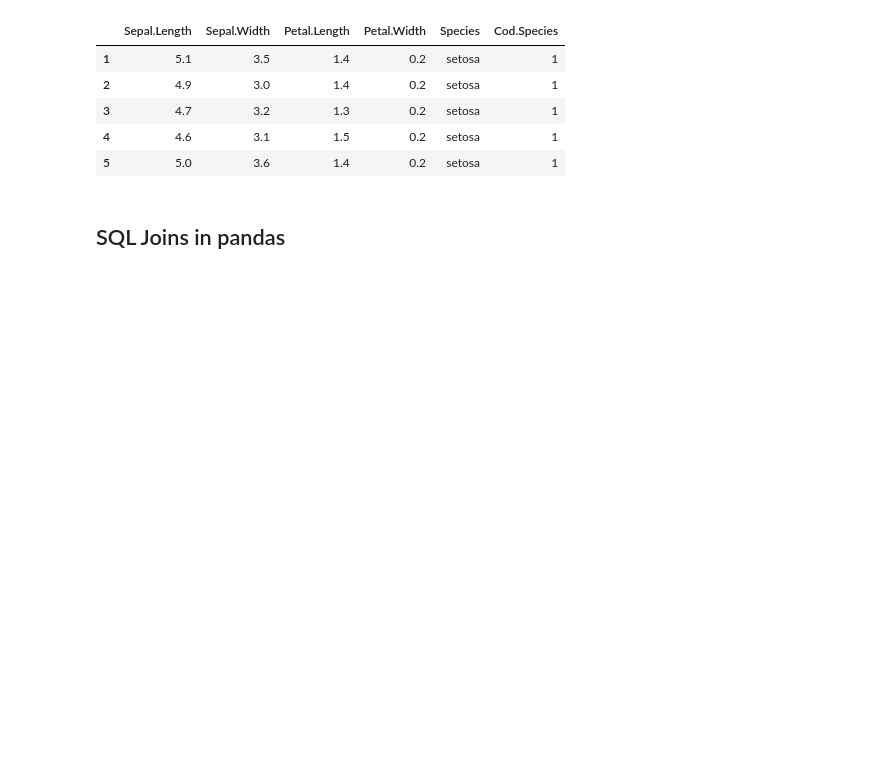
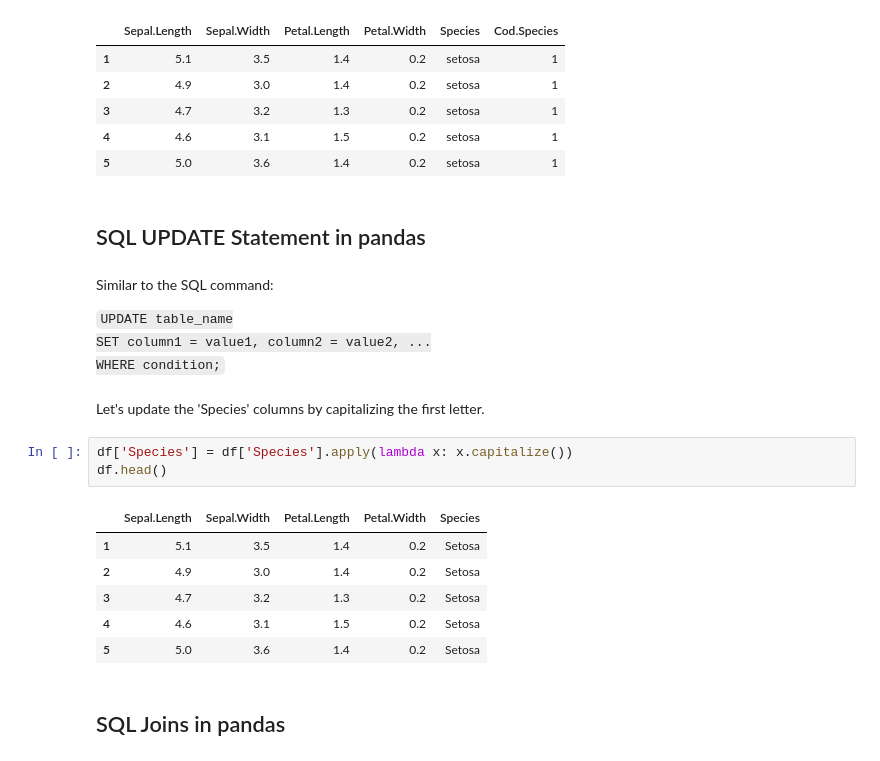
Before and after one commit to mfrestrepo/python-cheat-sheet, a Jupyter notebook: pandas/sql-to-pandas-cheat-sheet.ipynb, the cells around one changed output. Cells and saved outputs as stored; diff of their text form; blank space fills up the shorter version.

```diff
--- a/pandas/sql-to-pandas-cheat-sheet.ipynb
+++ b/pandas/sql-to-pandas-cheat-sheet.ipynb
@@ -212,6 +230,27 @@ df.head()
 | 3 | 4.7 | 3.2 | 1.3 | 0.2 | setosa | 1 |
 | 4 | 4.6 | 3.1 | 1.5 | 0.2 | setosa | 1 |
 | 5 | 5.0 | 3.6 | 1.4 | 0.2 | setosa | 1 |
+# %% [markdown]
+##  SQL UPDATE Statement in pandas
+# %% [markdown]
+Similar to the SQL command:
+
+<code>UPDATE table_name
+SET column1 = value1, column2 = value2, ...
+WHERE condition;
+</code>
+# %% [markdown]
+Let's update the 'Species' columns by capitalizing the first letter.
+# %%
+df['Species'] = df['Species'].apply(lambda x: x.capitalize())
+df.head()
+# %% [output]
+|  | Sepal.Length | Sepal.Width | Petal.Length | Petal.Width | Species |
+| 1 | 5.1 | 3.5 | 1.4 | 0.2 | Setosa |
+| 2 | 4.9 | 3.0 | 1.4 | 0.2 | Setosa |
+| 3 | 4.7 | 3.2 | 1.3 | 0.2 | Setosa |
+| 4 | 4.6 | 3.1 | 1.5 | 0.2 | Setosa |
+| 5 | 5.0 | 3.6 | 1.4 | 0.2 | Setosa |
 # %% [markdown]
 ## SQL Joins in pandas
 # %% [markdown]
```
Also changed, not shown: parts of 4 cells of this notebook.
